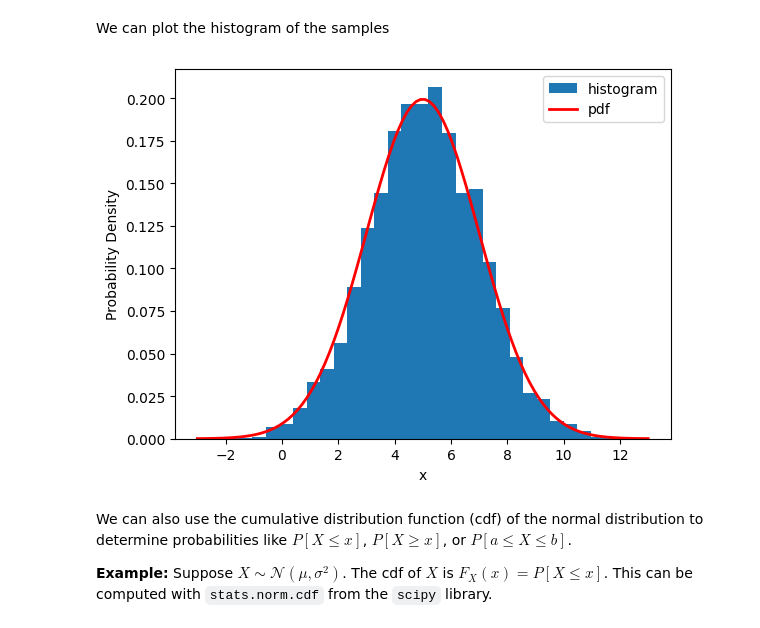
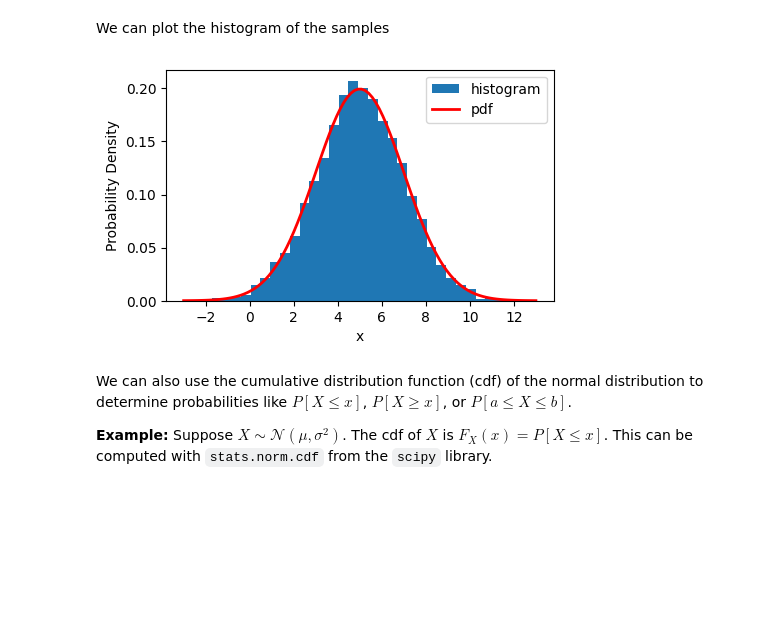
Before and after one commit to Gijinkstra/EstimationTheoryNotebooks, a Jupyter notebook: intro/1_sampling.ipynb, the cells around one changed output. Drawn from its saved outputs; the diff is of its cells as text; code cells hidden in the pictures; blank space fills up the shorter version.

```diff
--- a/intro/1_sampling.ipynb
+++ b/intro/1_sampling.ipynb
@@ -74,16 +75,17 @@ rand_normal = np.random.normal(mu, sigma, n_samples)
 # %% [markdown]
 We can plot the histogram of the samples
 # %%
+plt.figure(figsize=(5, 3))
 plt.hist(rand_normal, 30, density=True, label='histogram')
 xs = np.linspace(mu - 4*sigma, mu + 4*sigma, 100)
 nrm_pdf = stats.norm.pdf(xs, mu, sigma) # <--- this is N(μ, σ^2)
 plt.plot(xs, nrm_pdf, linewidth=2, color='r', label='pdf')
 plt.legend()
 plt.xlabel('x')
 plt.ylabel('Probability Density')
 plt.show()
 # %% [output]
-[figure, old version]
+[figure, new version]
 # %% [markdown]
 We can also use the cumulative distribution function (cdf) of the normal distribution to determine probabilities like $P[X \leq x]$, $P[X \geq x]$, or $P[a \leq X \leq b]$.
 
```
Also changed, not shown: parts of 2 cells of this notebook, 3 other files.
